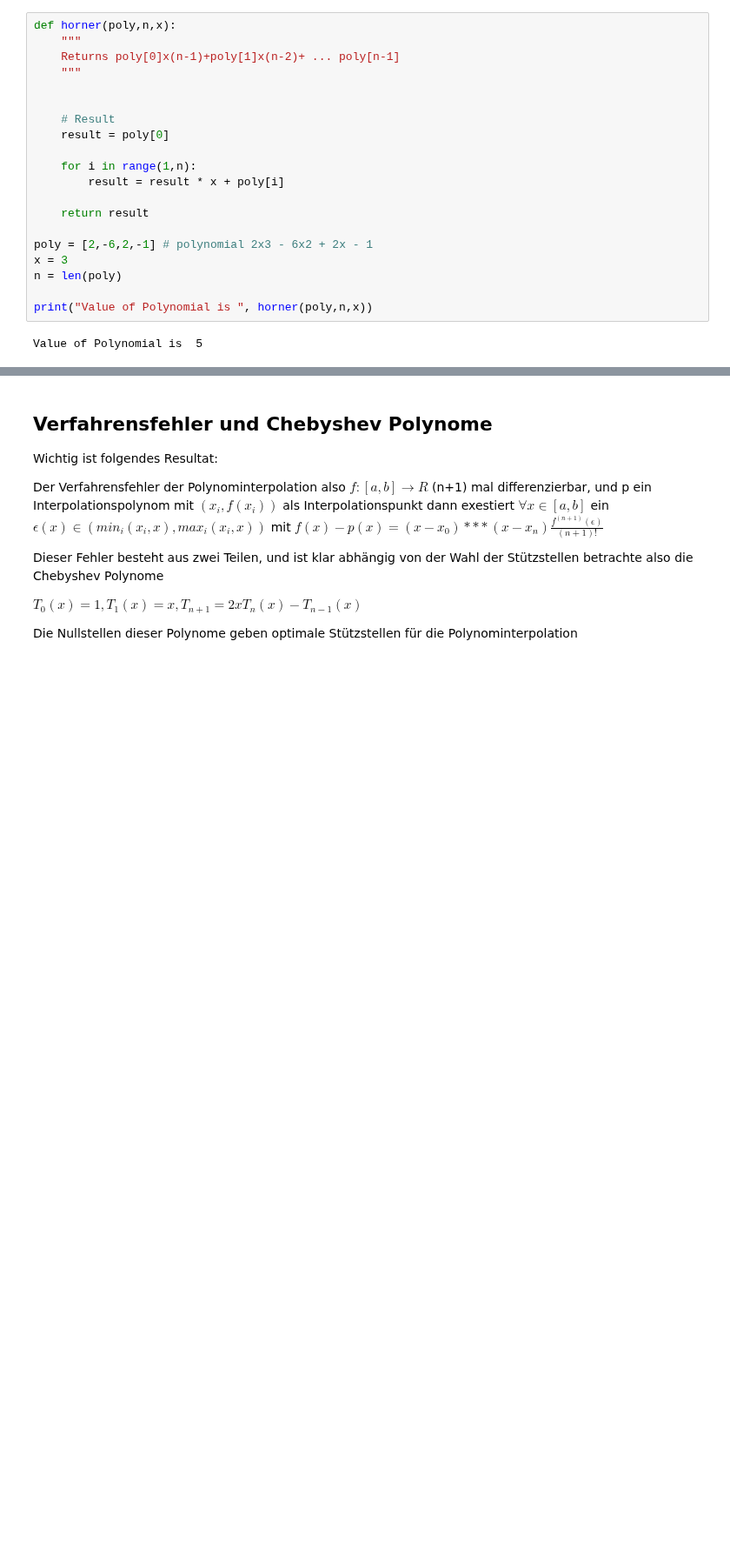
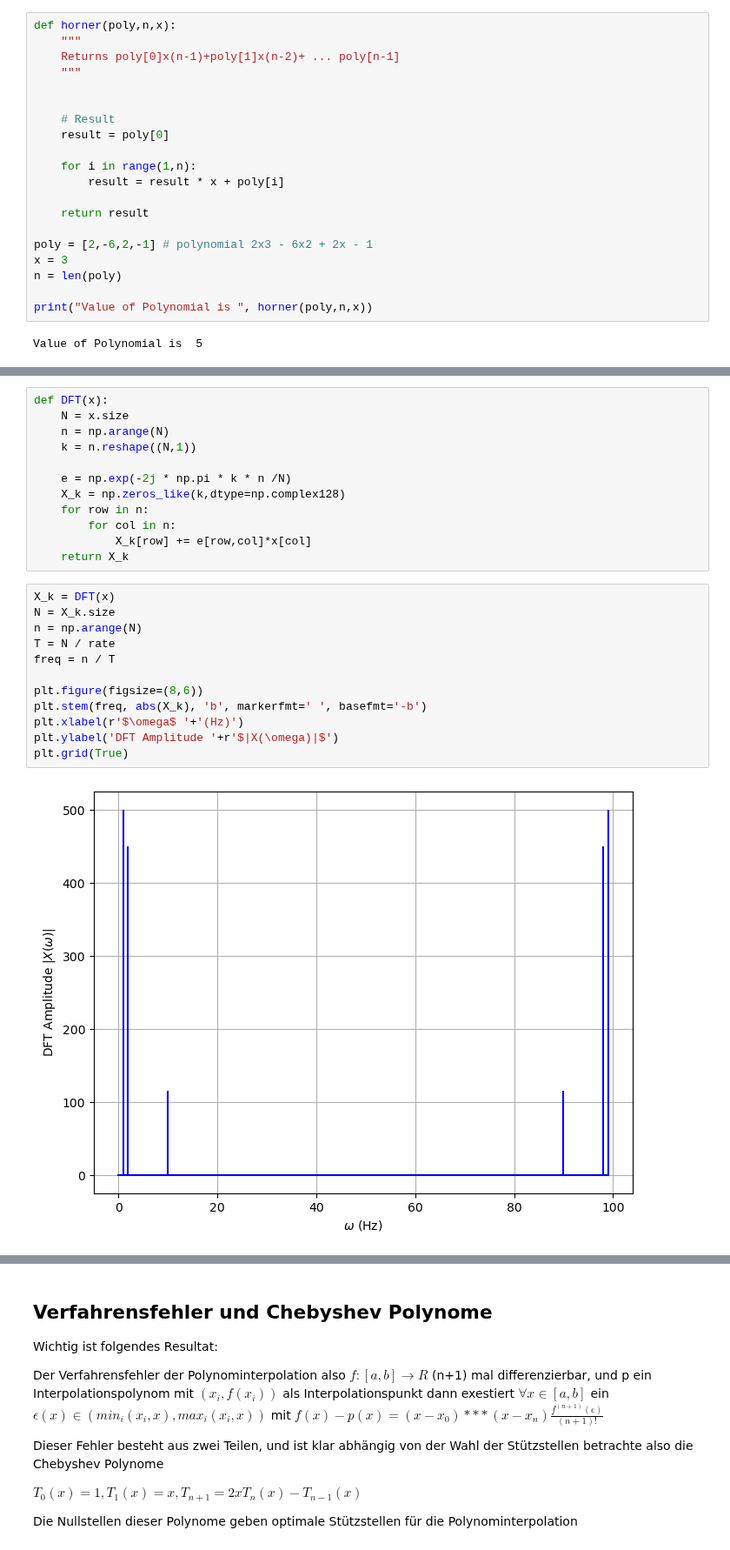
Before and after one commit to LukasMeinschad/Studium, a Jupyter notebook: Mathe/Numerik/VO/polynomial_interpolation.ipynb, the cells around one changed output, grey strips where cells are left out. Shown at 87% size. Cells and saved outputs as stored; diff of their text form; blank space fills up the shorter version.

```diff
--- a/Mathe/Numerik/VO/polynomial_interpolation.ipynb
+++ b/Mathe/Numerik/VO/polynomial_interpolation.ipynb
@@ -100,0 +180,26 @@ Value of Polynomial is  5
+# %%
+def DFT(x):
+    N = x.size
+    n = np.arange(N)
+    k = n.reshape((N,1))
+
+    e = np.exp(-2j * np.pi * k * n /N)
+    X_k = np.zeros_like(k,dtype=np.complex128)
+    for row in n:
+        for col in n:
+            X_k[row] += e[row,col]*x[col]
+    return X_k
+# %%
+X_k = DFT(x)
+N = X_k.size
+n = np.arange(N)
+T = N / rate
+freq = n / T
+
+plt.figure(figsize=(8,6))
+plt.stem(freq, abs(X_k), 'b', markerfmt=' ', basefmt='-b')
+plt.xlabel(r'$\omega$ '+'(Hz)')
+plt.ylabel('DFT Amplitude '+r'$|X(\omega)|$')
+plt.grid(True)
+# %% [output]
+[figure, added]
```
Also changed, not shown: parts of 17 cells of this notebook, 41 other files.
